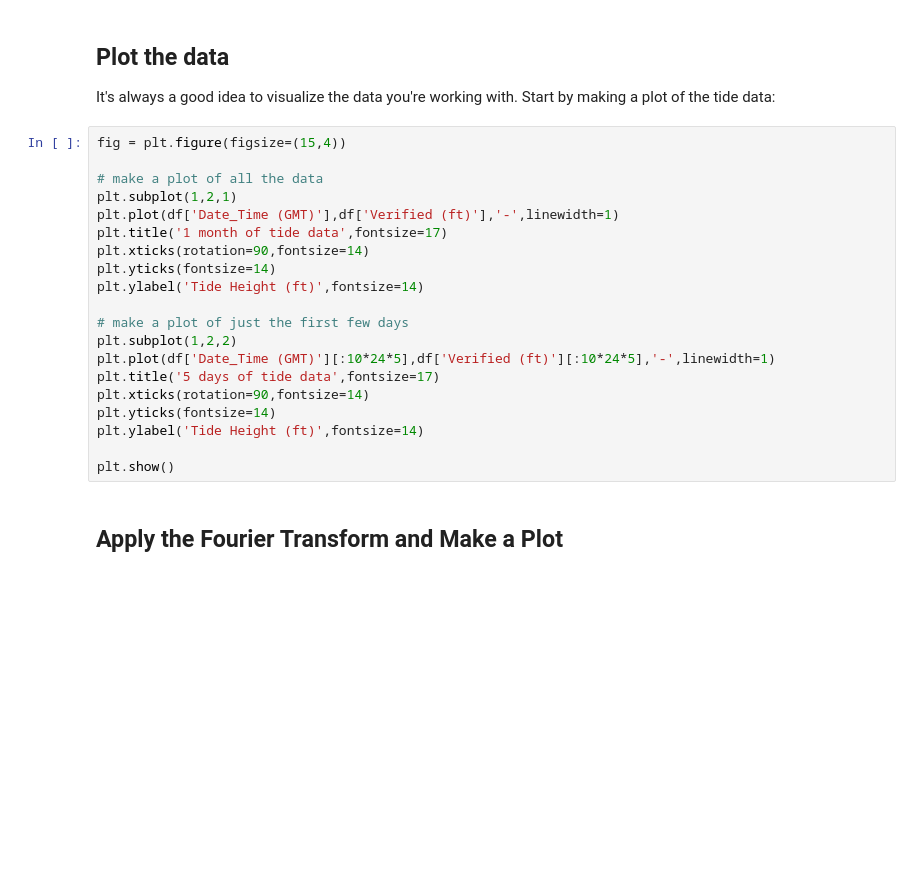
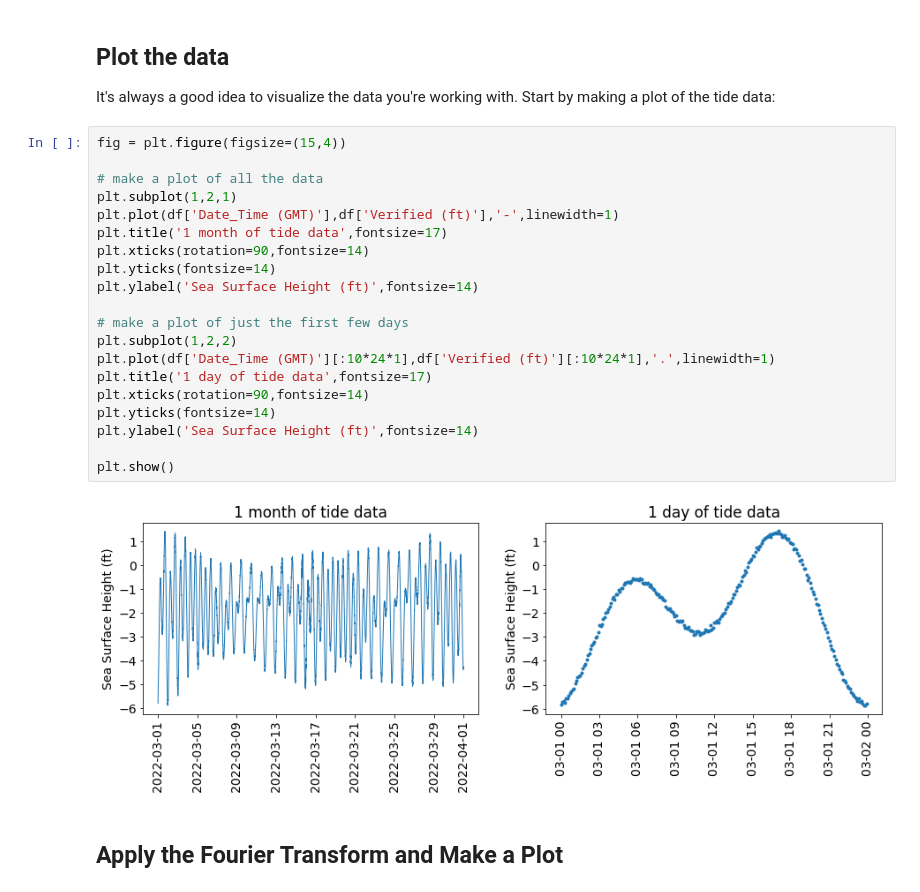
Before and after one commit to mhwood/sjsu_cs_143, a Jupyter notebook: Lectures/Lecture_17/Lecture_17_Workbook.ipynb, the cells around one changed output. Cells and saved outputs as stored; diff of their text form; blank space fills up the shorter version.

```diff
--- a/Lectures/Lecture_17/Lecture_17_Workbook.ipynb
+++ b/Lectures/Lecture_17/Lecture_17_Workbook.ipynb
@@ -92,23 +108,25 @@ It's always a good idea to visualize the data you're working with. Start by maki
 # %%
 fig = plt.figure(figsize=(15,4))
 
 # make a plot of all the data
 plt.subplot(1,2,1)
 plt.plot(df['Date_Time (GMT)'],df['Verified (ft)'],'-',linewidth=1)
 plt.title('1 month of tide data',fontsize=17)
 plt.xticks(rotation=90,fontsize=14)
 plt.yticks(fontsize=14)
-plt.ylabel('Tide Height (ft)',fontsize=14)
+plt.ylabel('Sea Surface Height (ft)',fontsize=14)
 
 # make a plot of just the first few days
 plt.subplot(1,2,2)
-plt.plot(df['Date_Time (GMT)'][:10*24*5],df['Verified (ft)'][:10*24*5],'-',linewidth=1)
-plt.title('5 days of tide data',fontsize=17)
+plt.plot(df['Date_Time (GMT)'][:10*24*1],df['Verified (ft)'][:10*24*1],'.',linewidth=1)
+plt.title('1 day of tide data',fontsize=17)
 plt.xticks(rotation=90,fontsize=14)
 plt.yticks(fontsize=14)
-plt.ylabel('Tide Height (ft)',fontsize=14)
+plt.ylabel('Sea Surface Height (ft)',fontsize=14)
 
 plt.show()
+# %% [output]
+[figure, added]
 # %% [markdown]
 ## Apply the Fourier Transform and Make a Plot
 # %%
```
Also changed, not shown: parts of 6 cells of this notebook, 2 other files.
